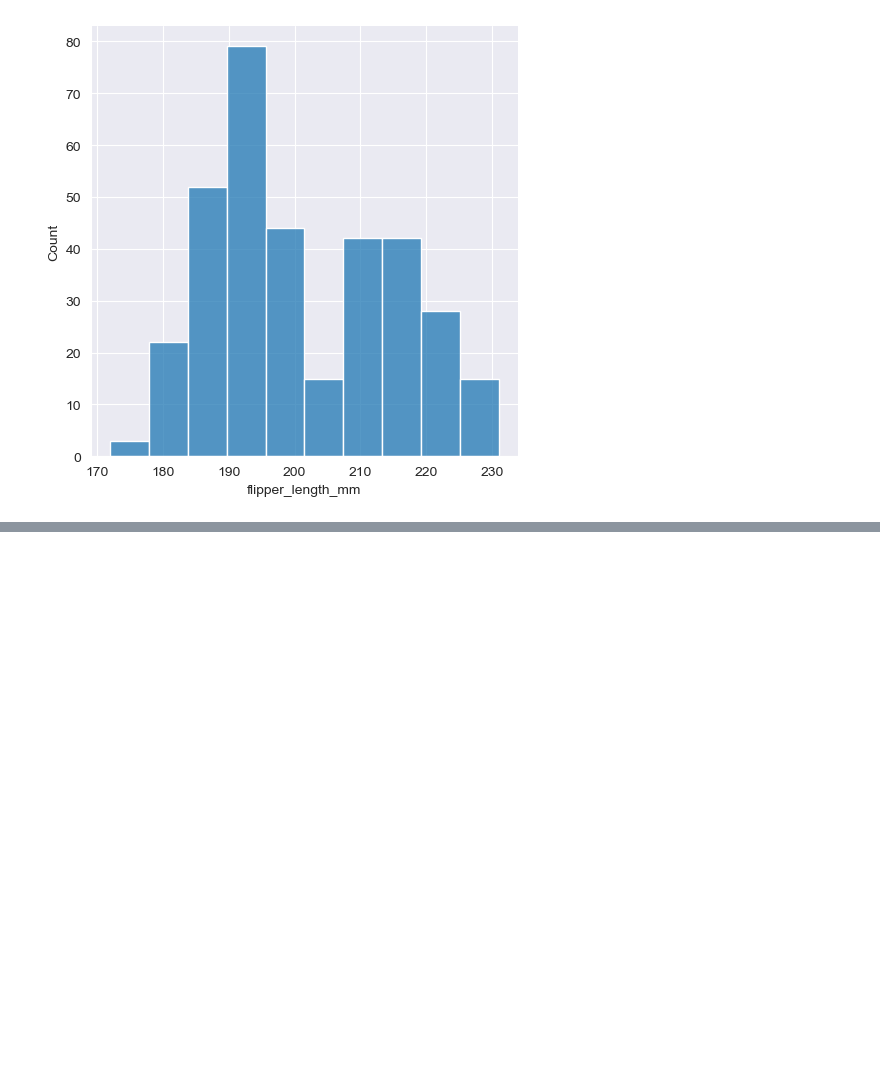
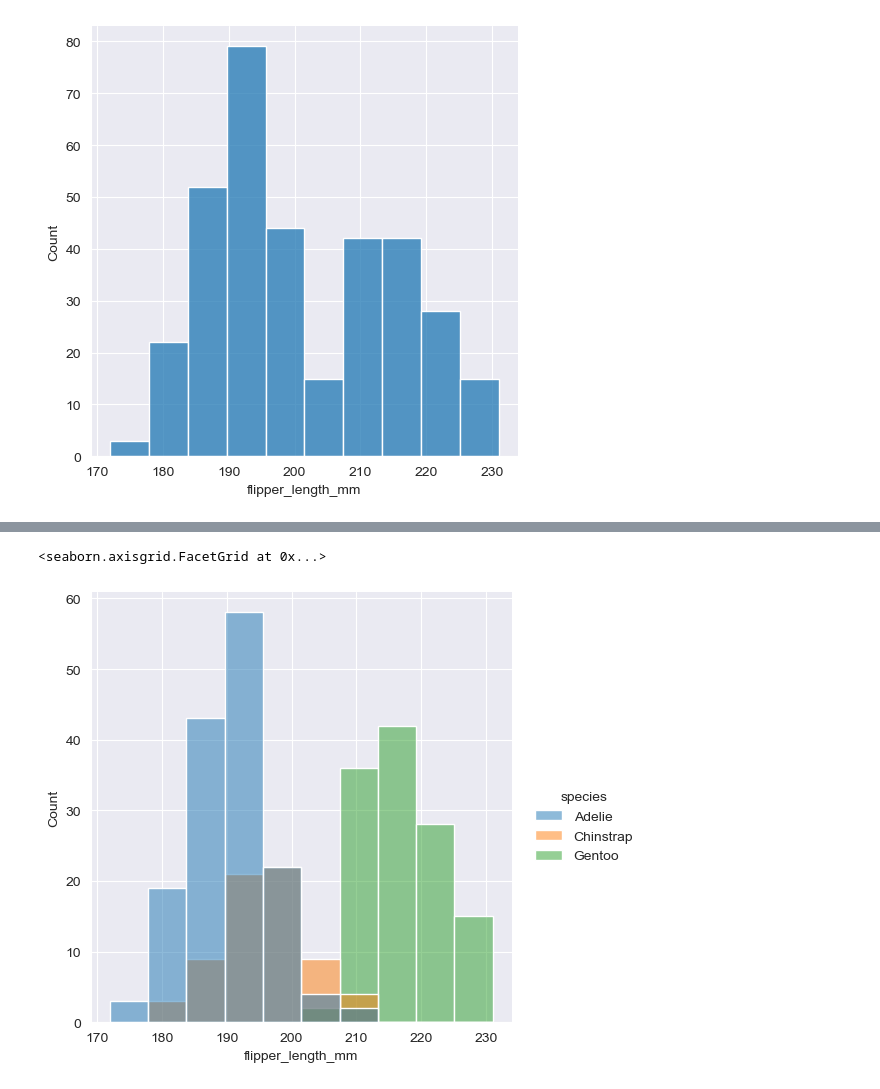
Before and after one commit to ebrahimhossaincse/Seaborn-Fundamentals, a Jupyter notebook: basics/Distributional_Plots.ipynb, the cells around one changed output, grey strips where cells are left out. Cells and saved outputs as stored; diff of their text form; code cells hidden in the pictures; blank space fills up the shorter version.

```diff
--- a/basics/Distributional_Plots.ipynb
+++ b/basics/Distributional_Plots.ipynb
@@ -40,0 +81,10 @@ sns.displot(
+# %%
+sns.displot(
+    data=penguins,
+    x="flipper_length_mm",
+    kind="hist",
+    hue="species",
+)
+# %% [output]
+<seaborn.axisgrid.FacetGrid at 0x...>
+[figure, added]
```
Also changed, not shown: parts of 33 cells of this notebook, 2 other files.
